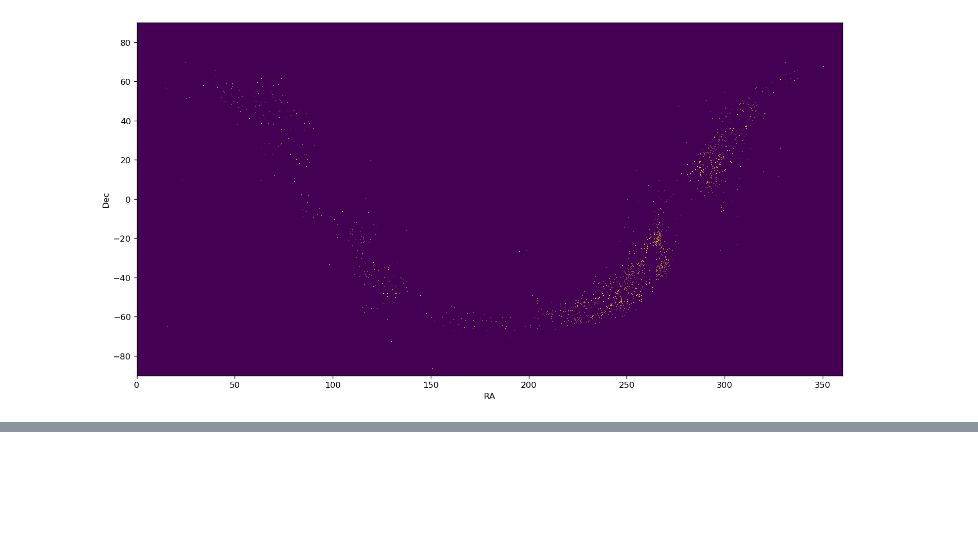
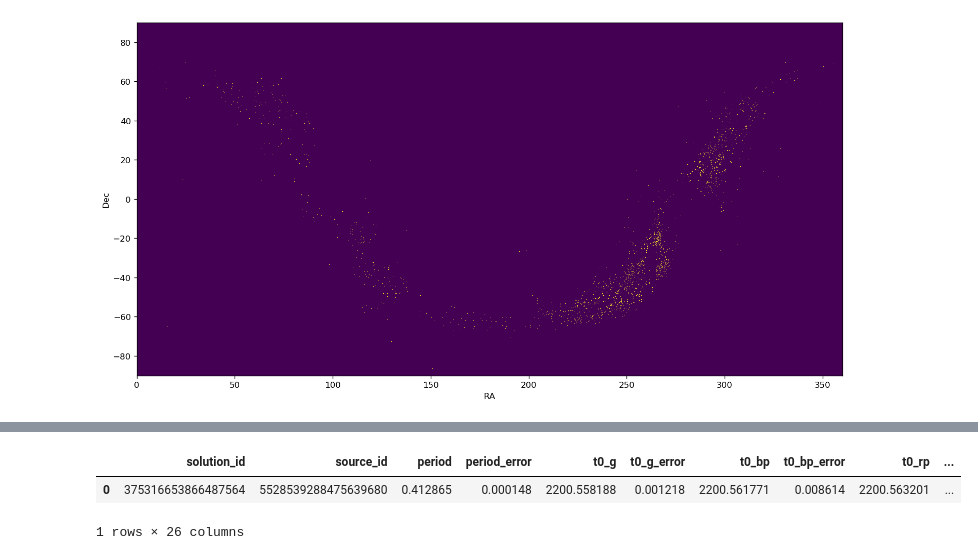
Before and after one commit to dirac-institute/AXS_Gaia_DR3, a Jupyter notebook: GDR3_playground_2022-06-16.ipynb, the cells around one changed output, grey strips where cells are left out. Saved outputs shown, nothing was run; the diff lists cells and outputs as text; code cells hidden in the pictures; blank space fills up the shorter version.

```diff
--- a/GDR3_playground_2022-06-16.ipynb
+++ b/GDR3_playground_2022-06-16.ipynb
@@ -196,0 +251,6 @@ cclc = vari.where(vari['in_vari_compact_companion']=='t').crossmatch(lc,return_m
+# %%
+pdf
+# %% [output]
+|  | solution_id | source_id | period | period_error | t0_g | t0_g_error | t0_bp | t0_bp_error | t0_rp | ... |
+| 0 | 375316653866487564 | 5528539288475639680 | 0.412865 | 0.000148 | 2200.558188 | 0.001218 | 2200.561771 | 0.008614 | 2200.563201 | ... |
+1 rows × 26 columns
```
Also changed, not shown: parts of 23 cells of this notebook.
